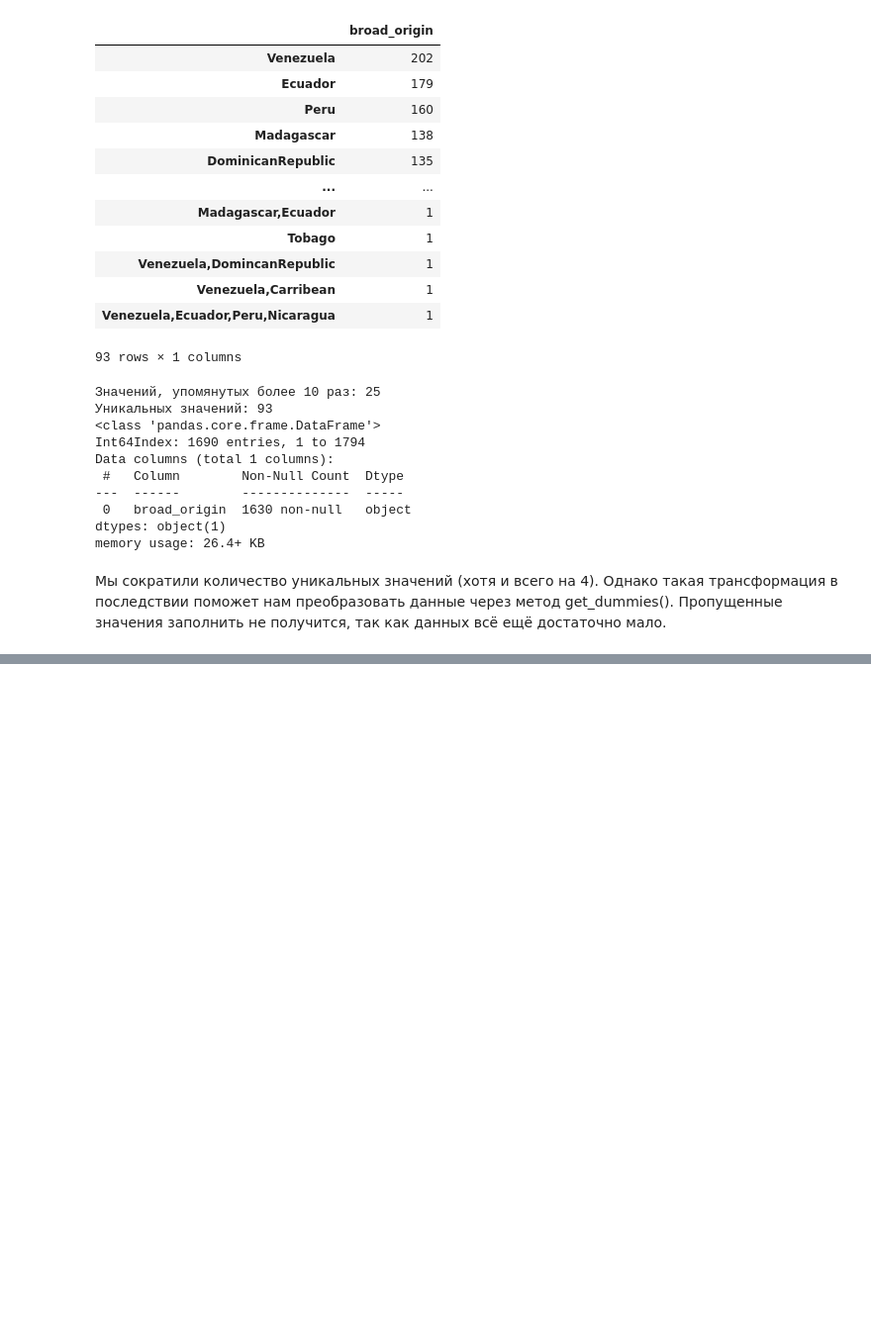
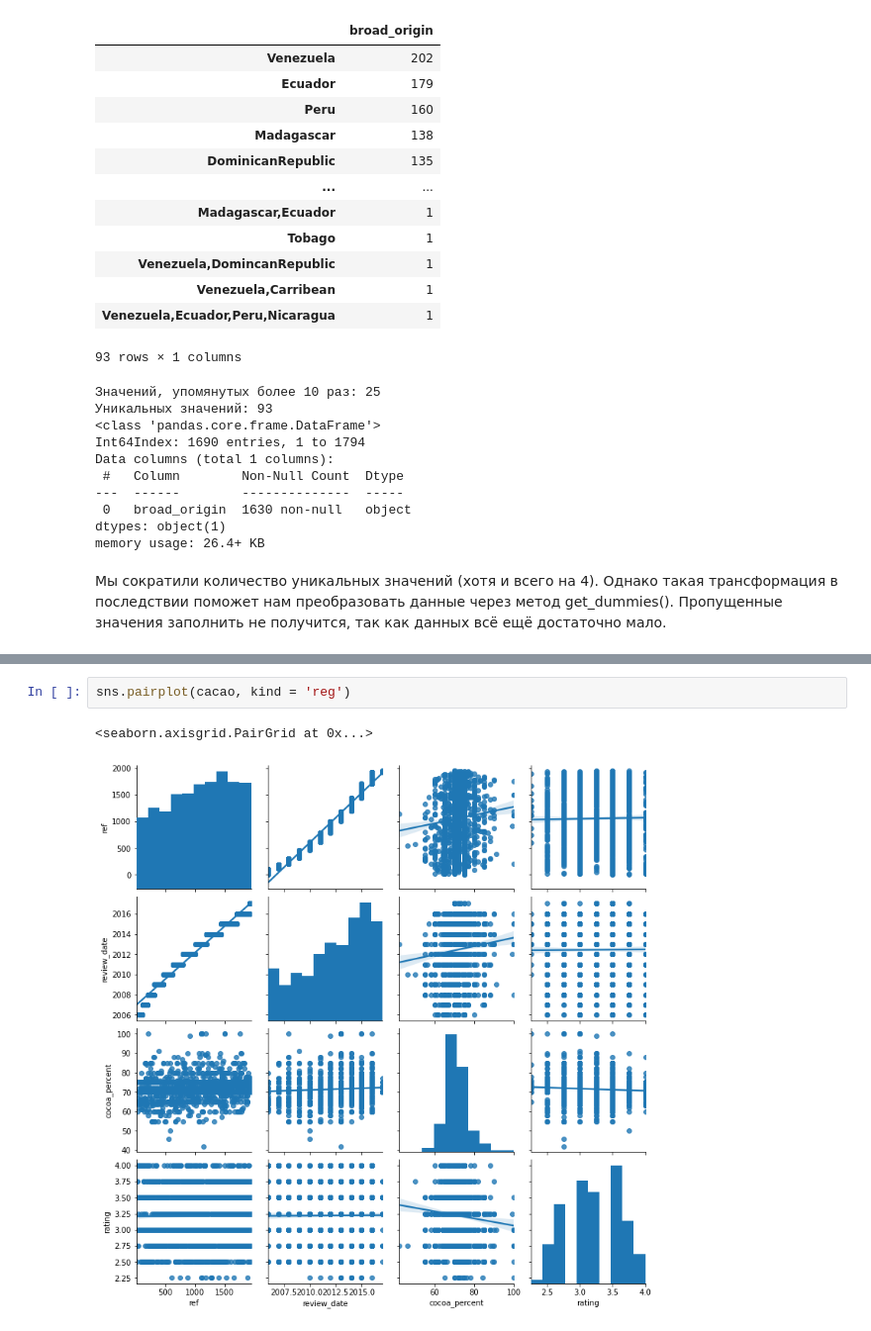
Before and after one commit to tempcat07/module_stat0, a Jupyter notebook: stat0.ipynb, the cells around one changed output, grey strips where cells are left out. Shown at 99% size. Drawn from its saved outputs; the diff is of its cells as text; blank space fills up the shorter version.

```diff
--- a/stat0.ipynb
+++ b/stat0.ipynb
@@ -712,0 +724,5 @@ memory usage: 26.4+ KB
+# %%
+sns.pairplot(cacao, kind = 'reg')
+# %% [output]
+<seaborn.axisgrid.PairGrid at 0x...>
+[figure, added]
```
Also changed, not shown: parts of 9 cells of this notebook.
